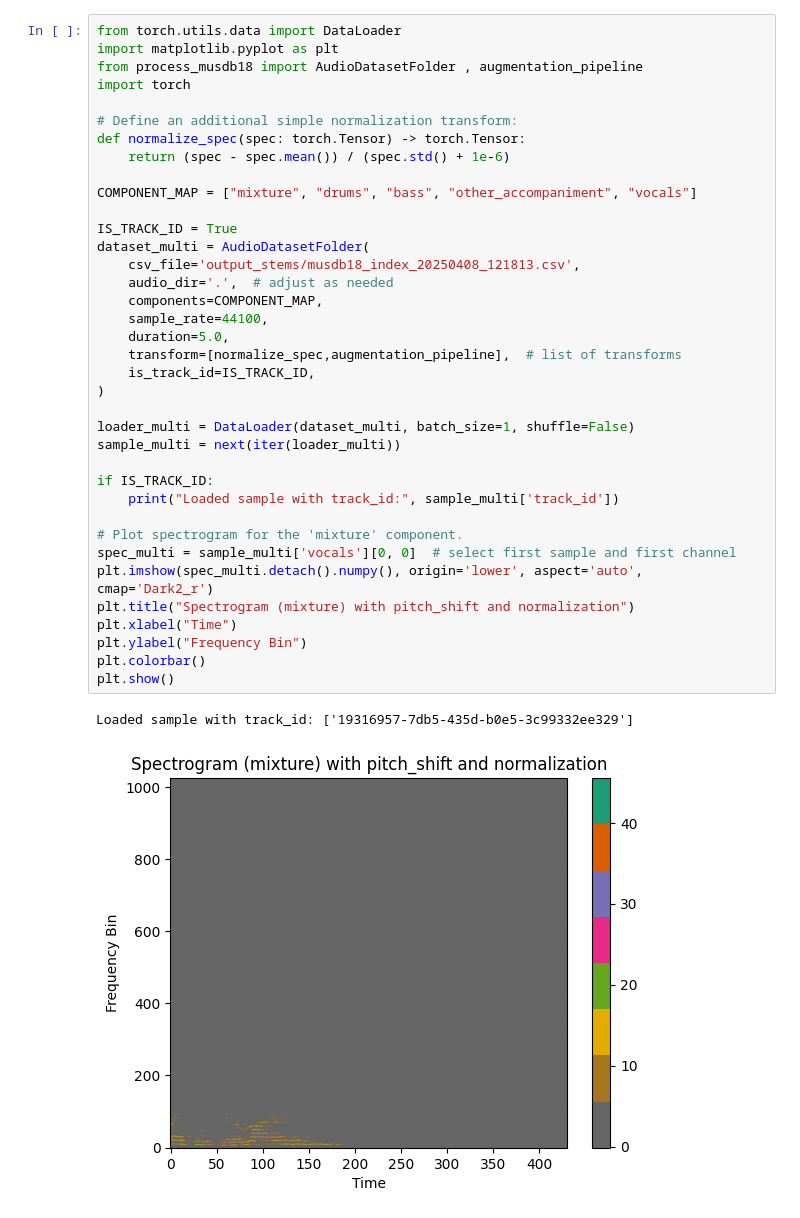
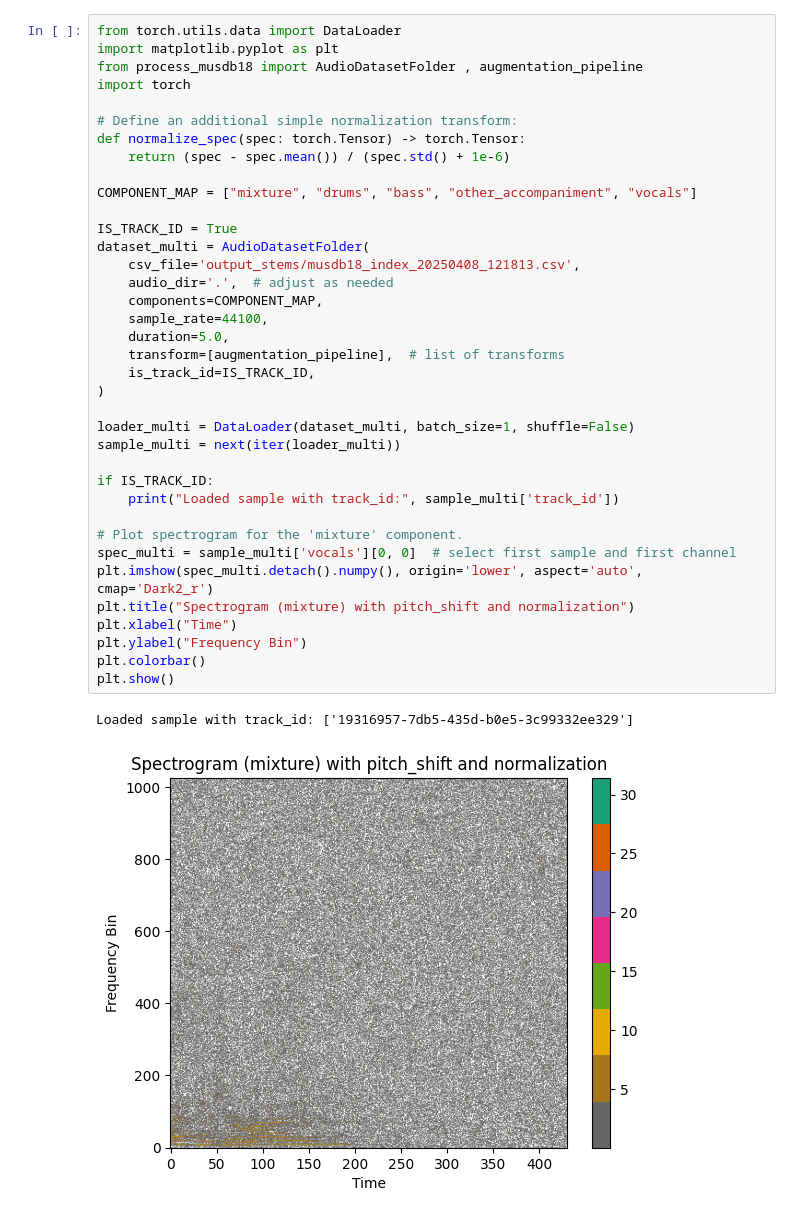
Before and after one commit to Nirab123456/music-style-trans, a Jupyter notebook: sp-m18.ipynb, the cells around one changed output. Saved outputs shown, nothing was run; the diff lists cells and outputs as text.

Commit message:
good argumantation pipeline buildup

```diff
--- a/sp-m18.ipynb
+++ b/sp-m18.ipynb
@@ -9,32 +9,32 @@ def normalize_spec(spec: torch.Tensor) -> torch.Tensor:
     return (spec - spec.mean()) / (spec.std() + 1e-6)
 
 COMPONENT_MAP = ["mixture", "drums", "bass", "other_accompaniment", "vocals"]
 
 IS_TRACK_ID = True
 dataset_multi = AudioDatasetFolder(
     csv_file='output_stems/musdb18_index_20250408_121813.csv',
     audio_dir='.',  # adjust as needed
     components=COMPONENT_MAP,
     sample_rate=44100,
     duration=5.0,
-    transform=[normalize_spec,augmentation_pipeline],  # list of transforms
+    transform=[augmentation_pipeline],  # list of transforms
     is_track_id=IS_TRACK_ID,
 )
 
 loader_multi = DataLoader(dataset_multi, batch_size=1, shuffle=False)
 sample_multi = next(iter(loader_multi))
 
 if IS_TRACK_ID:
     print("Loaded sample with track_id:", sample_multi['track_id'])
 
 # Plot spectrogram for the 'mixture' component.
 spec_multi = sample_multi['vocals'][0, 0]  # select first sample and first channel
 plt.imshow(spec_multi.detach().numpy(), origin='lower', aspect='auto', cmap='Dark2_r')
 plt.title("Spectrogram (mixture) with pitch_shift and normalization")
 plt.xlabel("Time")
 plt.ylabel("Frequency Bin")
 plt.colorbar()
 plt.show()
 # %% [output]
 Loaded sample with track_id: ['19316957-7db5-435d-b0e5-3c99332ee329']
-[figure, old version]
+[figure, new version]
```
Also changed, not shown: 2 other files.
